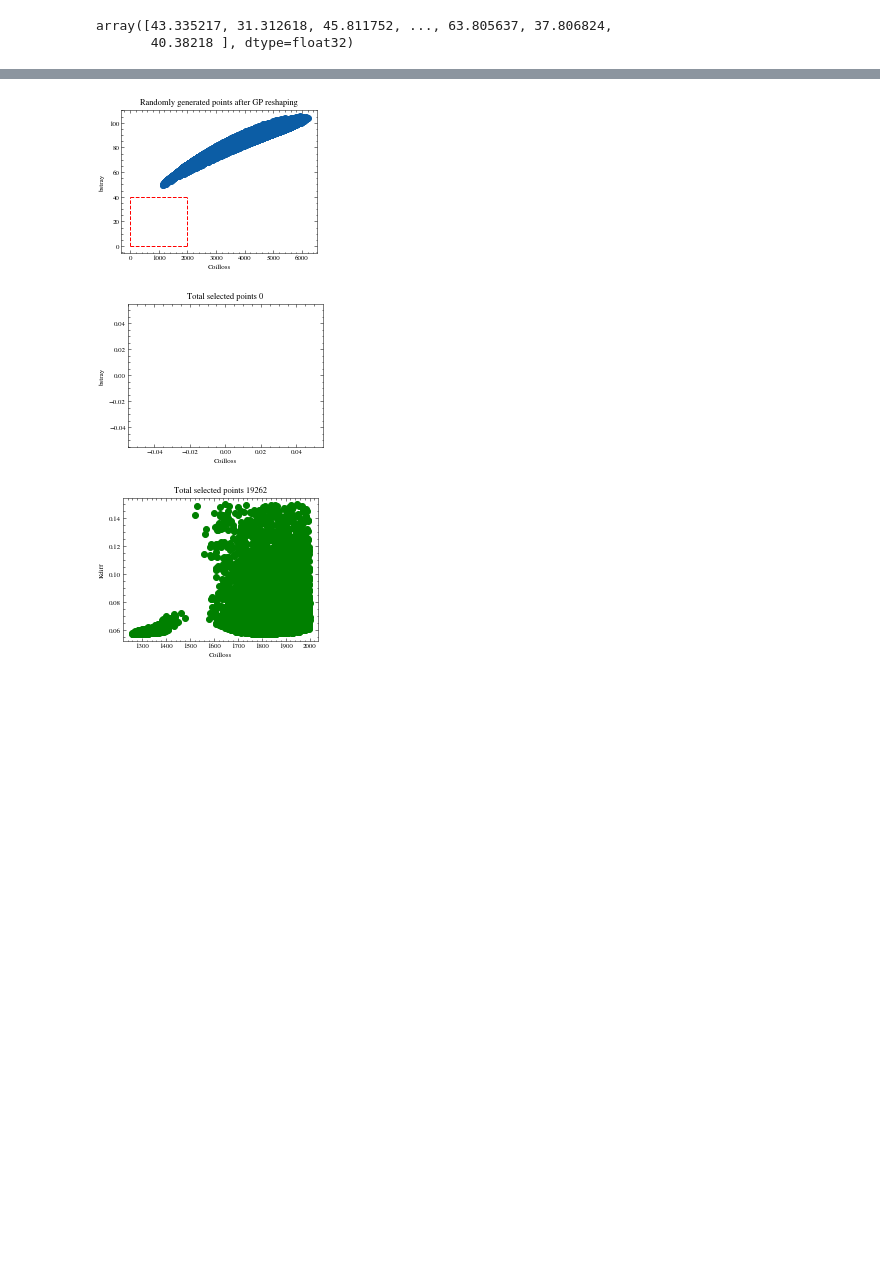
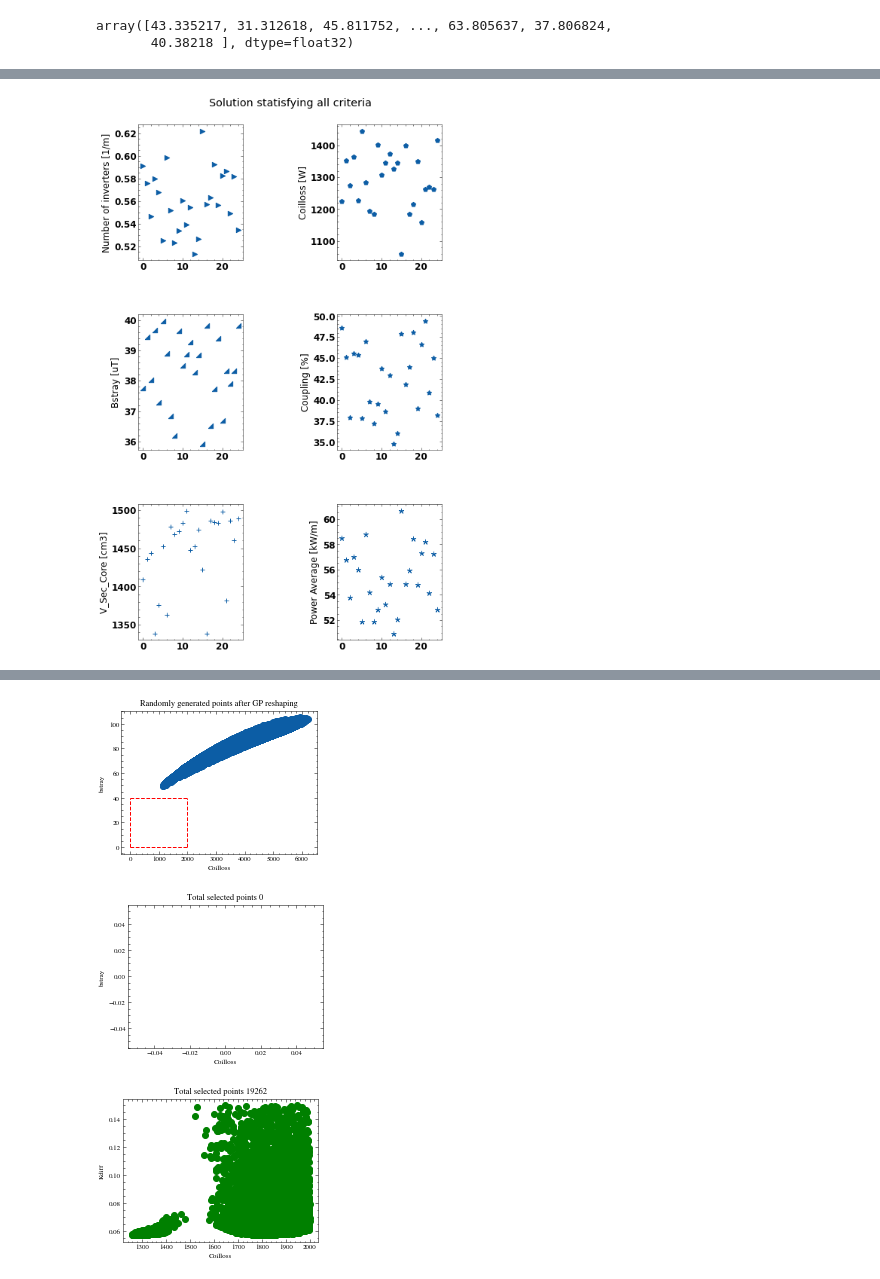
Before and after one commit to ShahidOni/Optimizer, a Jupyter notebook: optimization_eng.ipynb, the cells around one changed output, grey strips where cells are left out. Cells and saved outputs as stored; diff of their text form; code cells hidden in the pictures; blank space fills up the shorter version.

```diff
--- a/optimization_eng.ipynb
+++ b/optimization_eng.ipynb
@@ -981,0 +993,16 @@ tensor([ 1102.1326,  1407.4108, 21091.1895,  ...,  5360.5811,    69.0551,
+# %%
+accepted_n_inv_ = []
+accepted_detached_coilloss = []
+accepted_detached_bstray = []
+accepted_detached_kdiff = []
+accepted_v_sec_core = []
+accpeted_detached_pave = []
+
+for i in range(len(n_inv_)):
+  if n_inv_[i] < 1 and detached_coilloss[i] < 2000 and detached_bstray[i] < 40 and detached_kdiff[i] < 50 and v_sec_core[i] < 1500 and detached_pave[i] > 30000:
+    accepted_n_inv_.append(n_inv_[i])
+    accepted_detached_coilloss.append(detached_coilloss[i])
+    accepted_detached_bstray.append(detached_bstray[i])
+    accepted_detached_kdiff.append(detached_kdiff[i])
+    accepted_v_sec_core.append(v_sec_core[i])
+    accpeted_detached_pave.append(detached_pave[i]/1000)
@@ -981,0 +1029,44 @@ tensor([ 1102.1326,  1407.4108, 21091.1895,  ...,  5360.5811,    69.0551,
+# %%
+plt.subplots_adjust(left=0.1,
+                    bottom=0.1,
+                    right=0.9,
+                    top=2,
+                    wspace=0.9,
+                    hspace=0.4)
+fig = matplotlib.pyplot.gcf()
+fig.set_size_inches(7, 5)
+
+font = {'family' : 'normal',
+        'weight' : 'bold',
+        'size'   : 12}
+
+matplotlib.rc('font', **font)
+plt.suptitle("Solution statisfying all criteria", y=2.10)
+ax1 = plt.subplot(321)
+ax1.set_ylabel("Number of inverters [1/m]")
+plt.scatter(range(len(accepted_n_inv_)), accepted_n_inv_, s=40, marker=">")
+
+ax2 = plt.subplot(322)
+ax2.set_ylabel("Coilloss [W]")
+plt.scatter(range(len(accepted_detached_coilloss)), accepted_detached_coilloss, s=40, marker=(5, 0))
+
+verts = np.array([[-1, -1], [1, -1], [1, 1], [-1, -1]])
+ax3 = plt.subplot(323)
+ax3.set_ylabel("Bstray [uT]")
+plt.scatter(range(len(accepted_detached_bstray)), accepted_detached_bstray, s=40, marker=verts)
+
+ax4 = plt.subplot(324)
+ax4.set_ylabel("Coupling [%]")
+plt.scatter(range(len(accepted_detached_kdiff)), accepted_detached_kdiff, s=40, marker=(5, 1))
+
+ax5 = plt.subplot(325)
+ax5.set_ylabel("V_Sec_Core [cm3]")
+plt.scatter(range(len(accepted_v_sec_core)), accepted_v_sec_core, s=40, marker='+')
+
+ax6 = plt.subplot(326)
+ax6.set_ylabel("Power Average [kW/m]")
+plt.scatter(range(len(accpeted_detached_pave)), accpeted_detached_pave, s=40, marker=(5, 2))
+
+plt.show()
+# %% [output]
+[figure, added]
```
Also changed, not shown: parts of 13 cells of this notebook.
